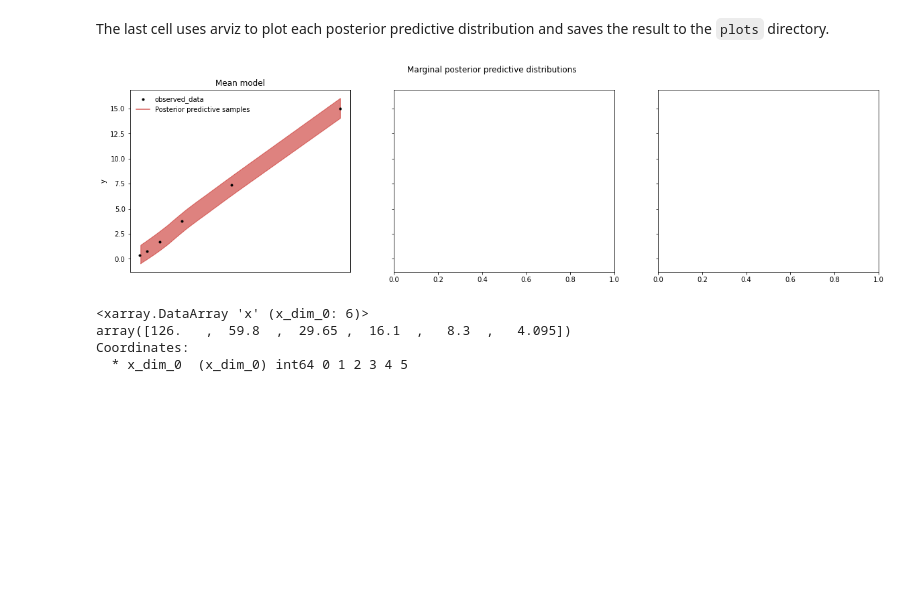
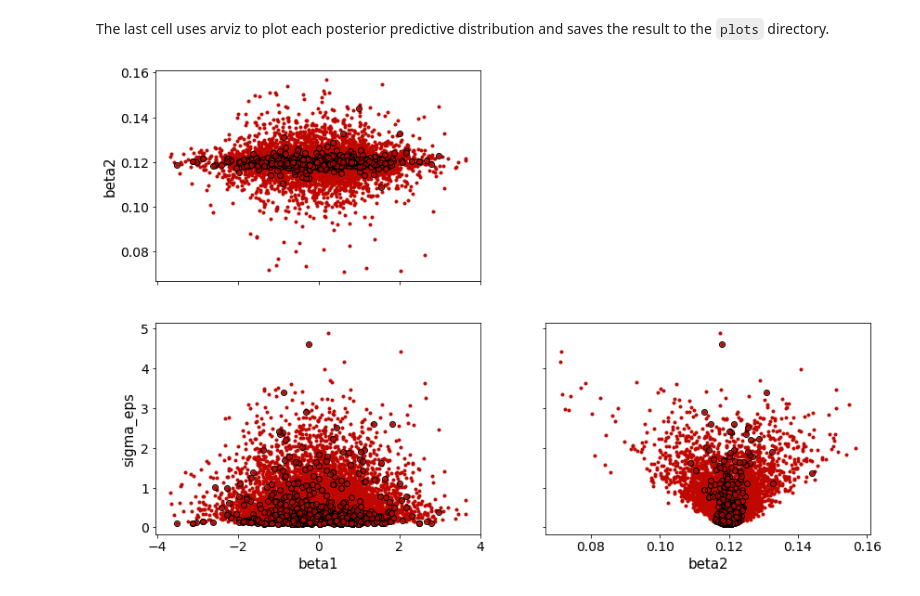
Before and after one commit to viktorht/bayesian_od-cdw-calibration-model, a Jupyter notebook: investigate.ipynb, the cells around one changed output. Saved outputs shown, nothing was run; the diff lists cells and outputs as text; code cells hidden in the pictures; blank space fills up the shorter version.

```diff
--- a/investigate.ipynb
+++ b/investigate.ipynb
@@ -128,36 +128,9 @@ az.summary(posteriors["mean_model"])
 ## Graphs
 # %% [markdown]
 The last cell uses arviz to plot each posterior predictive distribution and saves the result to the `plots` directory.
-# %%
-az.style.use(ARVIZ_STYLE)
-
-x = xarray.DataArray(np.linspace(0, 1, 6))
-f, axes = plt.subplots(1, 3, figsize=[20, 5], sharey=True)
-axes = axes.ravel()
-for (posterior_name, posterior), ax in zip(posteriors.items(), axes):
-        az.plot_lm(
-            y="y",
-            x=posteriors["mean_model"].observed_data["x"].values,
-            idata=posterior,
-            y_hat="yrep",
-            axes=ax,
-            kind_pp="hdi",
-            y_kwargs={"markersize": 6, "color":"black"},
-            grid=False
-        )
-        ax.legend(frameon=False)
-        ax.set(title=posterior_name.replace("_", " ").capitalize(), ylabel="")
-        ax.set_xticks([], [])
-axes[0].set_ylabel("y")
-
-f.suptitle("Marginal posterior predictive distributions")
-f.savefig(os.path.join("results", "plots", "posterior_predictive_comparison.png"))
-# %% [output]
-[figure, removed]
 # %%
-posteriors["mean_model"].observed_data["x"]
+
+az.plot_pair(posteriors['replicate_model'], var_names=['beta1', 'beta2', 'sigma_eps'], divergences=True)
+plt.show()
 # %% [output]
-<xarray.DataArray 'x' (x_dim_0: 6)>
-array([126.   ,  59.8  ,  29.65 ,  16.1  ,   8.3  ,   4.095])
-Coordinates:
-  * x_dim_0  (x_dim_0) int64 0 1 2 3 4 5
+[figure, added]
```
Also changed, not shown: parts of 5 cells of this notebook, 1 other file.
